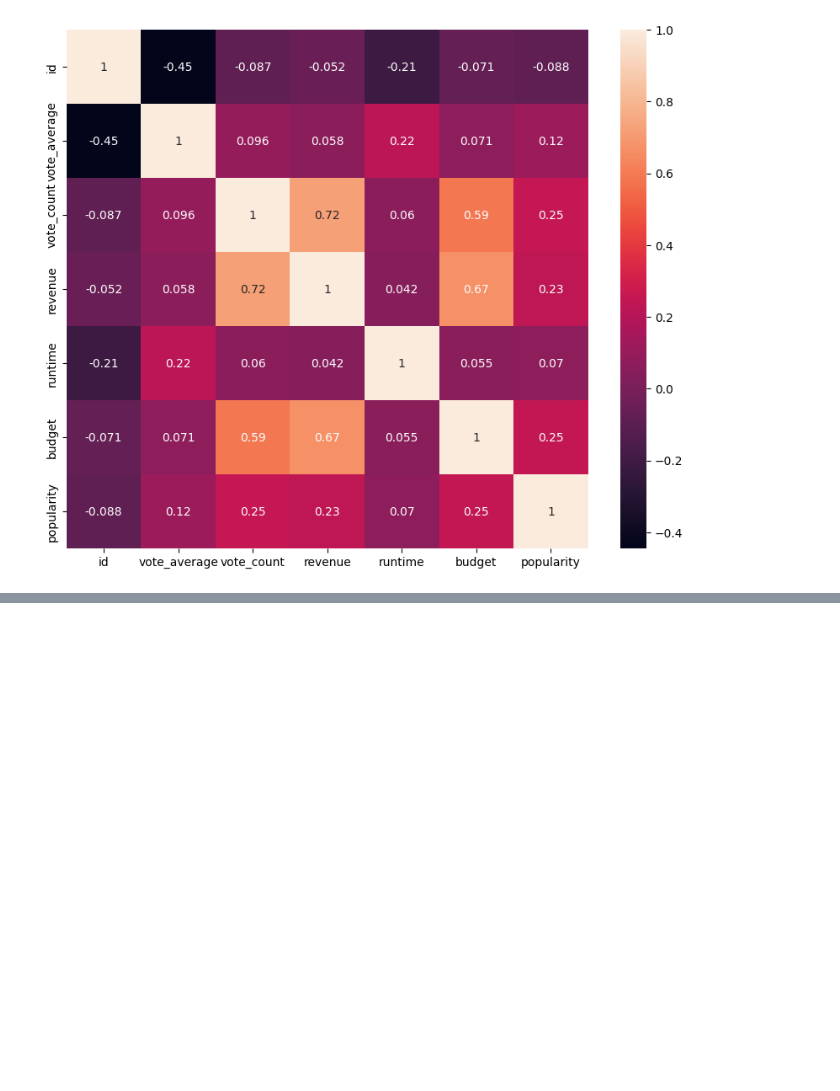
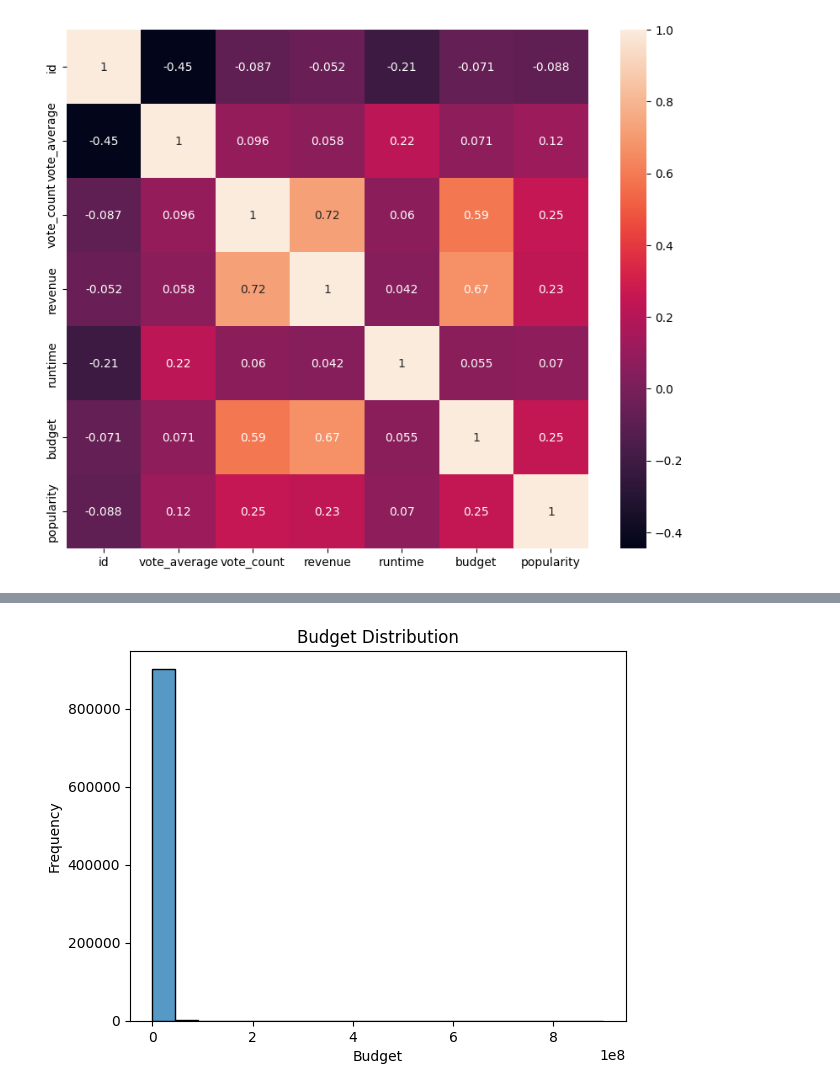
Before and after one commit to Dwaineeck/tmdb-movie-analysis, a Jupyter notebook: Data Cleaning&Exploration.ipynb, the cells around one changed output, grey strips where cells are left out. Saved outputs shown, nothing was run; the diff lists cells and outputs as text; code cells hidden in the pictures; blank space fills up the shorter version.

Commit message:
New Data Science Analytics Updates

```diff
--- a/Data Cleaning&Exploration.ipynb
+++ b/Data Cleaning&Exploration.ipynb
@@ -91,0 +89,18 @@ SyntaxError: invalid syntax (2236120092.py, line 1)
+# %%
+df = df.drop_duplicates(subset='title', keep='first')
+# %%
+# Data type conversion
+df['release_date'] = pd.to_datetime(df['release_date'], errors='coerce')
+# %%
+# Feature engineering
+df['profit'] = df['revenue'] - df['budget']
+df['release_year'] = df['release_date'].dt.year
+# %%
+# Visualization: Histogram of the budget
+sns.histplot(df['budget'], bins=20)
+plt.title('Budget Distribution')
+plt.xlabel('Budget')
+plt.ylabel('Frequency')
+plt.show()
+# %% [output]
+[figure, added]
```
Also changed, not shown: parts of 2 cells of this notebook.
